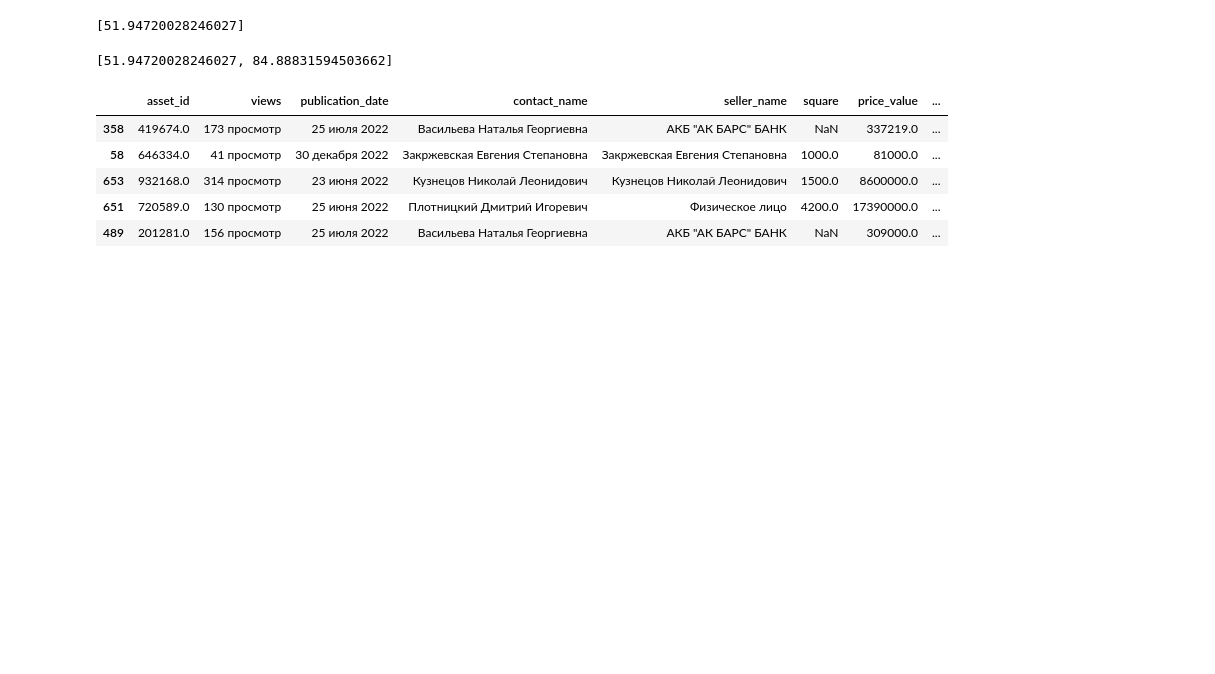
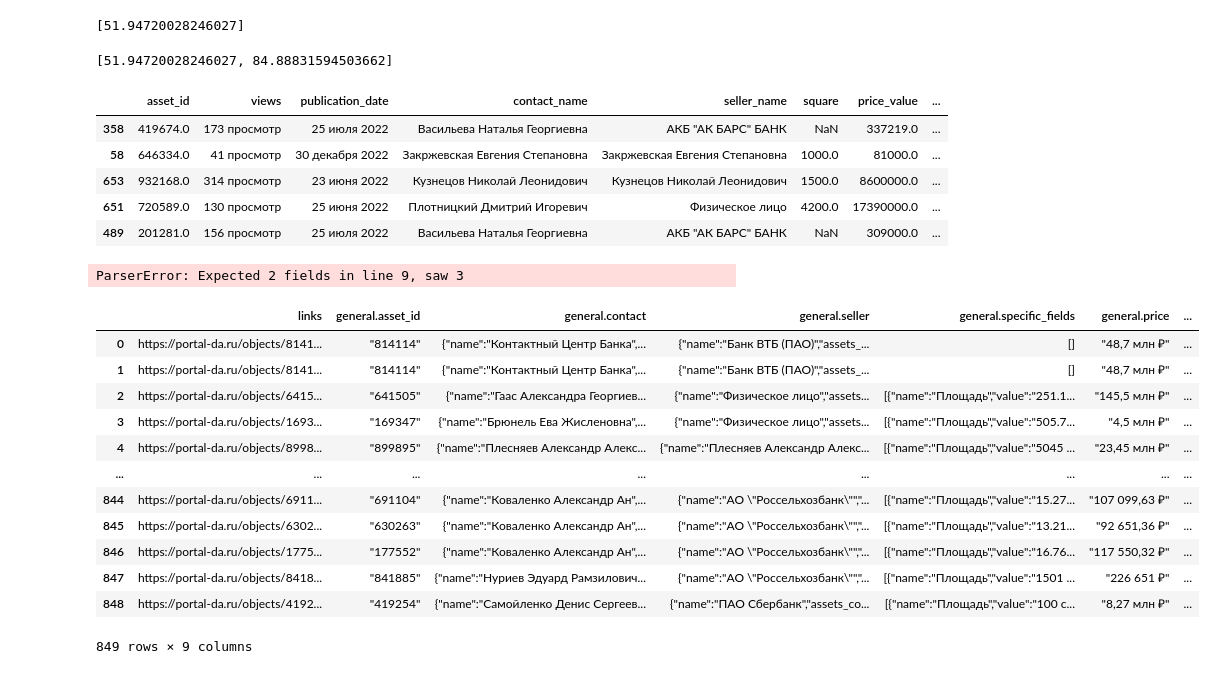
Before and after one commit to damnpav/liens_watching, a Jupyter notebook: data_handling150123.ipynb, the cells around one changed output. Drawn from its saved outputs; the diff is of its cells as text; code cells hidden in the pictures; blank space fills up the shorter version.

```diff
--- a/data_handling150123.ipynb
+++ b/data_handling150123.ipynb
@@ -375,3 +391,8 @@ exploded_df[['asset_id', 'views', 'publication_date', 'contact_name', 'seller_na
 | 653 | 932168.0 | 314 просмотр | 23 июня 2022 | Кузнецов Николай Леонидович | Кузнецов Николай Леонидович | 1500.0 | 8600000.0 | ... |
 | 651 | 720589.0 | 130 просмотр | 25 июня 2022 | Плотницкий Дмитрий Игоревич | Физическое лицо | 4200.0 | 17390000.0 | ... |
 | 489 | 201281.0 | 156 просмотр | 25 июля 2022 | Васильева Наталья Георгиевна | АКБ "АК БАРС" БАНК | NaN | 309000.0 | ... |
+# %%
+in_data_df = pd.read_csv(r'/Users/dp_user/PycharmProjects/portal_da/data/new_keys_15_01_23.csv', sep=',',
+                         engine='python', encoding='utf8')
+# %% [output]
+ParserError: Expected 2 fields in line 9, saw 3
@@ -377,0 +403,18 @@ exploded_df[['asset_id', 'views', 'publication_date', 'contact_name', 'seller_na
+# %%
+in_data_df = pd.read_csv(r'data/lien_data_Jan.csv', sep=';')
+# %%
+in_data_df
+# %% [output]
+|  | links | general.asset_id | general.contact | general.seller | general.specific_fields | general.price | ... |
+| 0 | https://portal-da.ru/objects/8141... | "814114" | {"name":"Контактный Центр Банка",... | {"name":"Банк ВТБ (ПАО)","assets_... | [] | "48,7 млн ₽" | ... |
+| 1 | https://portal-da.ru/objects/8141... | "814114" | {"name":"Контактный Центр Банка",... | {"name":"Банк ВТБ (ПАО)","assets_... | [] | "48,7 млн ₽" | ... |
+| 2 | https://portal-da.ru/objects/6415... | "641505" | {"name":"Гаас Александра Георгиев... | {"name":"Физическое лицо","assets... | [{"name":"Площадь","value":"251.1... | "145,5 млн ₽" | ... |
+| 3 | https://portal-da.ru/objects/1693... | "169347" | {"name":"Брюнель Ева Жисленовна",... | {"name":"Физическое лицо","assets... | [{"name":"Площадь","value":"505.7... | "4,5 млн ₽" | ... |
+| 4 | https://portal-da.ru/objects/8998... | "899895" | {"name":"Плесняев Александр Алекс... | {"name":"Плесняев Александр Алекс... | [{"name":"Площадь","value":"5045 ... | "23,45 млн ₽" | ... |
+| ... | ... | ... | ... | ... | ... | ... | ... |
+| 844 | https://portal-da.ru/objects/6911... | "691104" | {"name":"Коваленко Александр Ан",... | {"name":"АО \"Россельхозбанк\"","... | [{"name":"Площадь","value":"15.27... | "107 099,63 ₽" | ... |
+| 845 | https://portal-da.ru/objects/6302... | "630263" | {"name":"Коваленко Александр Ан",... | {"name":"АО \"Россельхозбанк\"","... | [{"name":"Площадь","value":"13.21... | "92 651,36 ₽" | ... |
+| 846 | https://portal-da.ru/objects/1775... | "177552" | {"name":"Коваленко Александр Ан",... | {"name":"АО \"Россельхозбанк\"","... | [{"name":"Площадь","value":"16.76... | "117 550,32 ₽" | ... |
+| 847 | https://portal-da.ru/objects/8418... | "841885" | {"name":"Нуриев Эдуард Рамзилович... | {"name":"АО \"Россельхозбанк\"","... | [{"name":"Площадь","value":"1501 ... | "226 651 ₽" | ... |
+| 848 | https://portal-da.ru/objects/4192... | "419254" | {"name":"Самойленко Денис Сергеев... | {"name":"ПАО Сбербанк","assets_co... | [{"name":"Площадь","value":"100 с... | "8,27 млн ₽" | ... |
+849 rows × 9 columns
```
Also changed, not shown: parts of 8 cells of this notebook, 3 other files.
